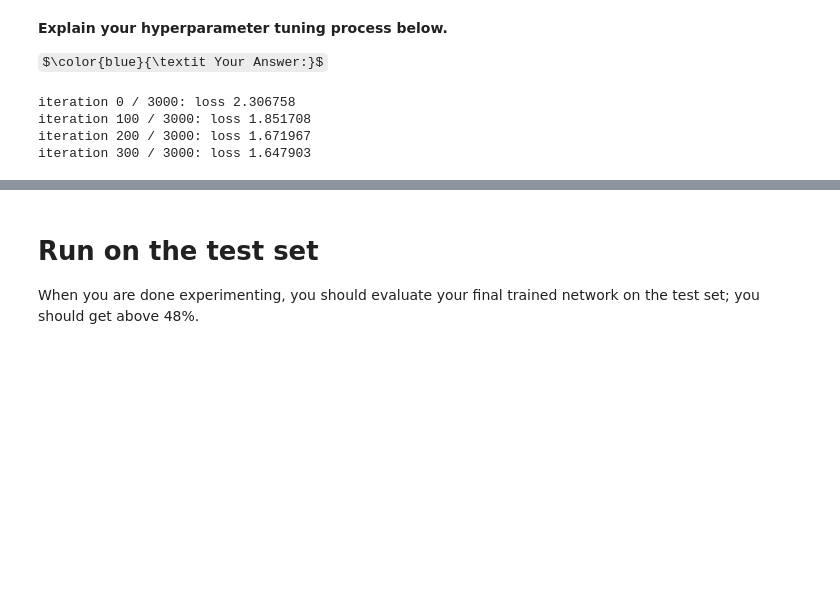
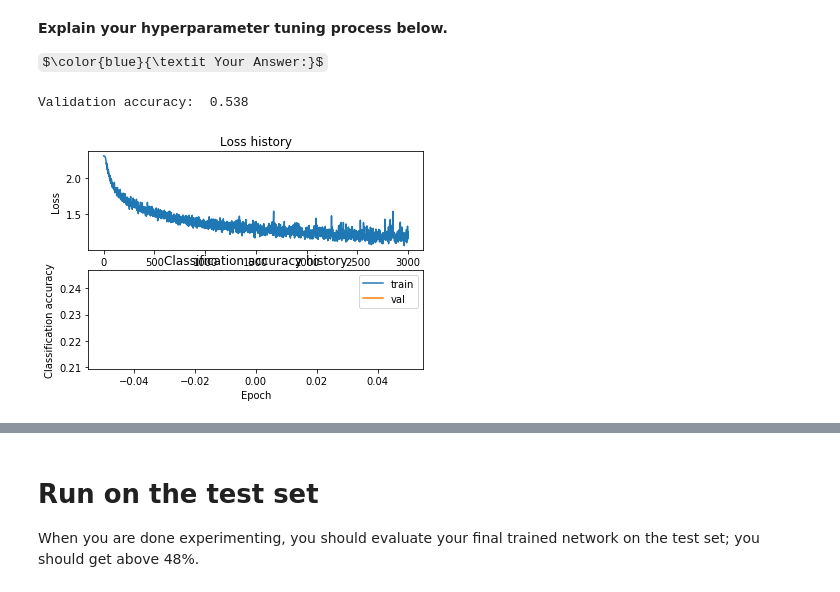
Before and after one commit to exbibyte/cs231n_a1, a Jupyter notebook: two_layer_net.ipynb, the cells around one changed output, grey strips where cells are left out. Cells and saved outputs as stored; diff of their text form; code cells hidden in the pictures; some formulas as TeX source; blank space fills up the shorter version.

```diff
--- a/two_layer_net.ipynb
+++ b/two_layer_net.ipynb
@@ -315,38 +312,36 @@ best_net = TwoLayerNet(input_size, hidden_size, num_classes)
 # *****START OF YOUR CODE (DO NOT DELETE/MODIFY THIS LINE)*****
 
 # Train the network
 stats = best_net.train(X_train, y_train, X_val, y_val,
             num_iters=3000, batch_size=750,
             learning_rate=9.5e-4, learning_rate_decay=0.98,
             reg=0.33, verbose=True)
 
 
 # Predict on the validation set
-val_acc = (net.predict(X_val) == y_val).mean()
+val_acc = (best_net.predict(X_val) == y_val).mean()
 print('Validation accuracy: ', val_acc)
 
 # Plot the loss function and train / validation accuracies
 plt.subplot(2, 1, 1)
 plt.plot(stats['loss_history'])
 plt.title('Loss history')
 plt.xlabel('Iteration')
 plt.ylabel('Loss')
 
 plt.subplot(2, 1, 2)
 plt.plot(stats['train_acc_history'], label='train')
 plt.plot(stats['val_acc_history'], label='val')
 plt.title('Classification accuracy history')
 plt.xlabel('Epoch')
 plt.ylabel('Classification accuracy')
 plt.legend()
 plt.show()
 
 # *****END OF YOUR CODE (DO NOT DELETE/MODIFY THIS LINE)*****
 # %% [output]
-iteration 0 / 3000: loss 2.306758
-iteration 100 / 3000: loss 1.851708
-iteration 200 / 3000: loss 1.671967
-iteration 300 / 3000: loss 1.647903
+Validation accuracy:  0.538
+[figure, added]
 # %%
 # visualize the weights of the best network
 show_net_weights(best_net)
```
Also changed, not shown: parts of 8 cells of this notebook.
